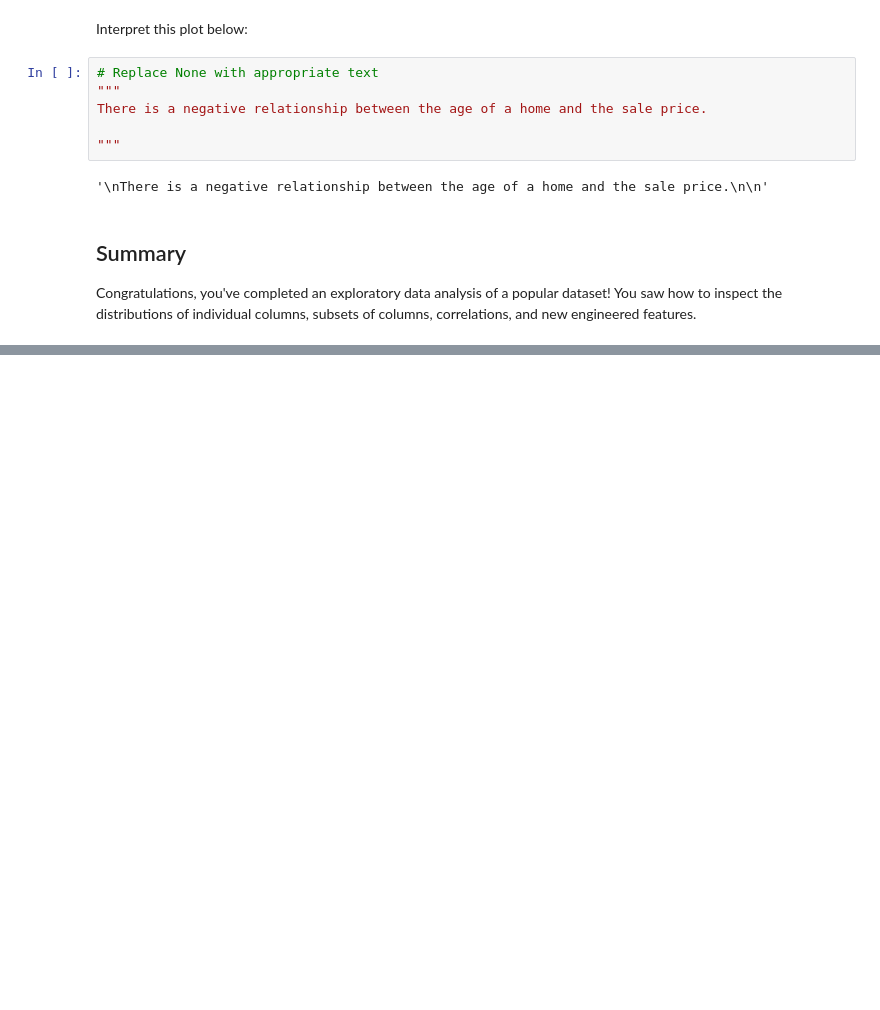
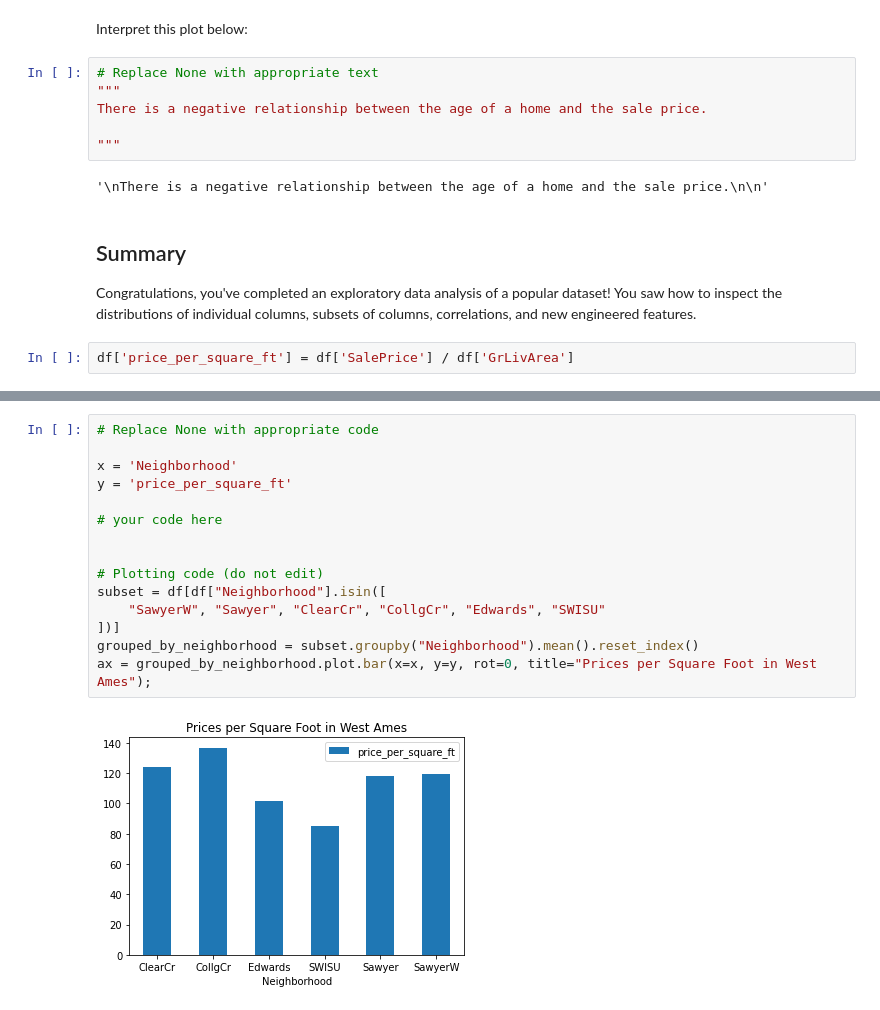
Before and after one commit to ThuoM/dsc-pandas-eda-lab, a Jupyter notebook: index.ipynb, the cells around one changed output, grey strips where cells are left out. Saved outputs shown, nothing was run; the diff lists cells and outputs as text; blank space fills up the shorter version.

```diff
--- a/index.ipynb
+++ b/index.ipynb
@@ -560,3 +571,5 @@ There is a negative relationship between the age of a home and the sale price.
 ## Summary
 
 Congratulations, you've completed an exploratory data analysis of a popular dataset! You saw how to inspect the distributions of individual columns, subsets of columns, correlations, and new engineered features.
+# %%
+df['price_per_square_ft'] = df['SalePrice'] / df['GrLivArea']
@@ -562,0 +614,17 @@ Congratulations, you've completed an exploratory data analysis of a popular data
+# %%
+# Replace None with appropriate code
+
+x = 'Neighborhood'
+y = 'price_per_square_ft'
+
+# your code here
+
+
+# Plotting code (do not edit)
+subset = df[df["Neighborhood"].isin([
+    "SawyerW", "Sawyer", "ClearCr", "CollgCr", "Edwards", "SWISU"
+])]
+grouped_by_neighborhood = subset.groupby("Neighborhood").mean().reset_index()
+ax = grouped_by_neighborhood.plot.bar(x=x, y=y, rot=0, title="Prices per Square Foot in West Ames");
+# %% [output]
+[figure, added]
```
Also changed, not shown: parts of 12 cells of this notebook.
